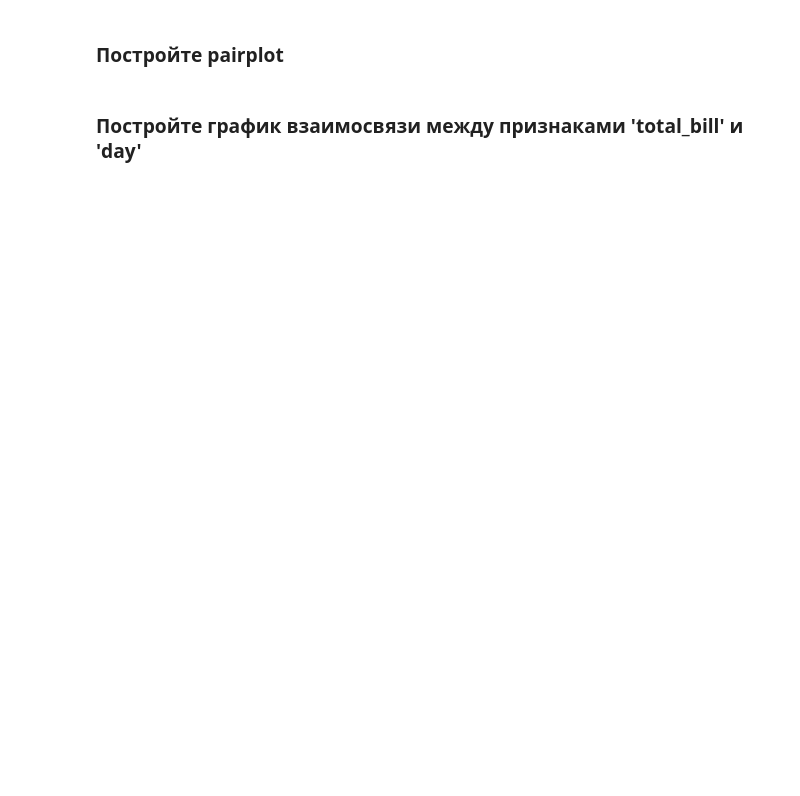
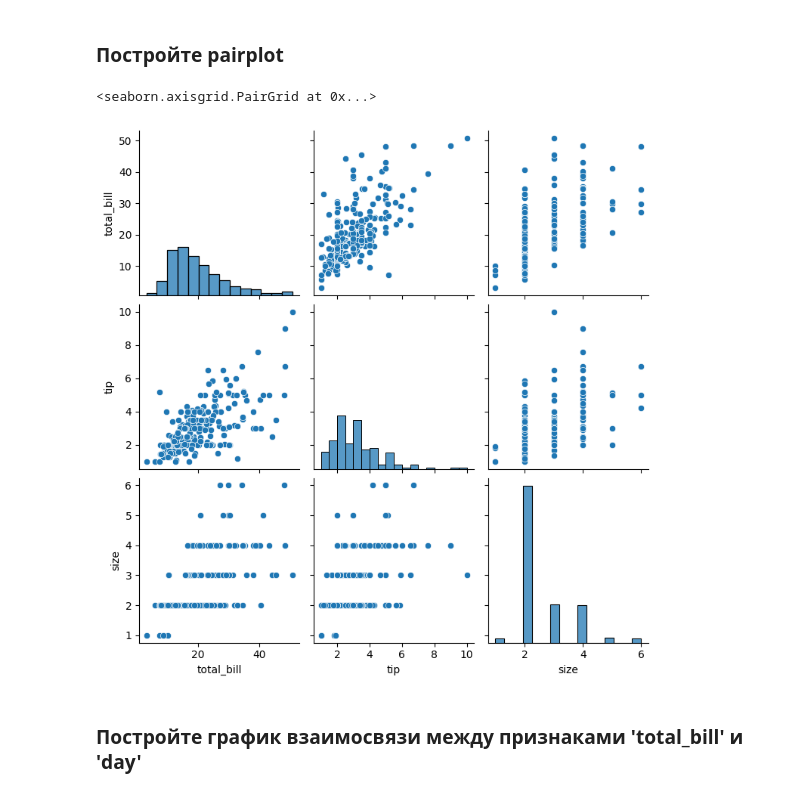
Before and after one commit to andreyc2018/ml-basic-2024, a Jupyter notebook: hw_7/Analyze_and_Visualize.ipynb, the cells around one changed output. Drawn from its saved outputs; the diff is of its cells as text; code cells hidden in the pictures; blank space fills up the shorter version.

```diff
--- a/hw_7/Analyze_and_Visualize.ipynb
+++ b/hw_7/Analyze_and_Visualize.ipynb
@@ -240,4 +242,9 @@ tips["total_bill"].hist()
 # %% [markdown]
 ### Постройте pairplot
+# %%
+sns.pairplot(data=tips)
+# %% [output]
+<seaborn.axisgrid.PairGrid at 0x...>
+[figure, added]
 # %% [markdown]
 ### Постройте график взаимосвязи между признаками 'total_bill' и 'day'
```
Also changed, not shown: parts of 8 cells of this notebook.
